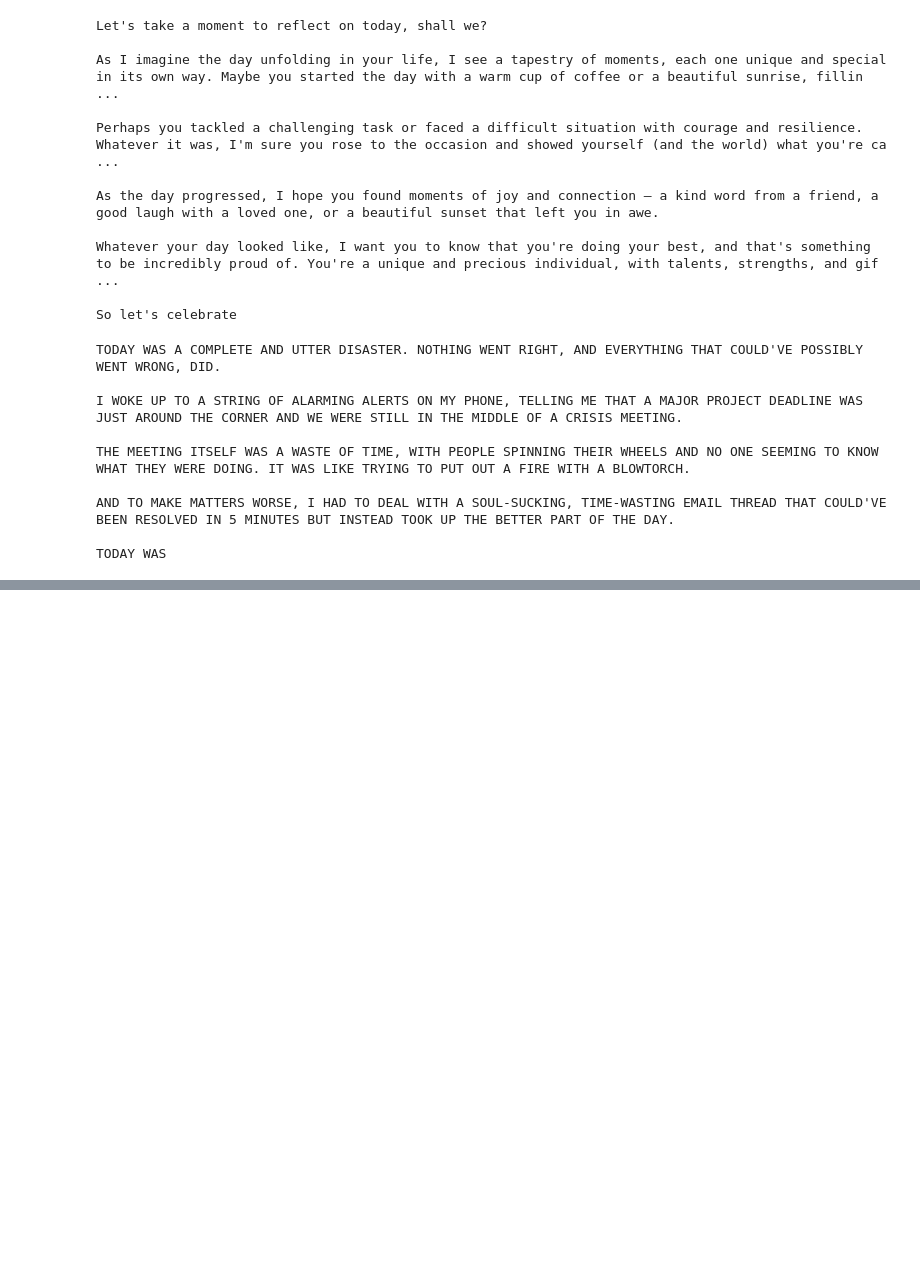
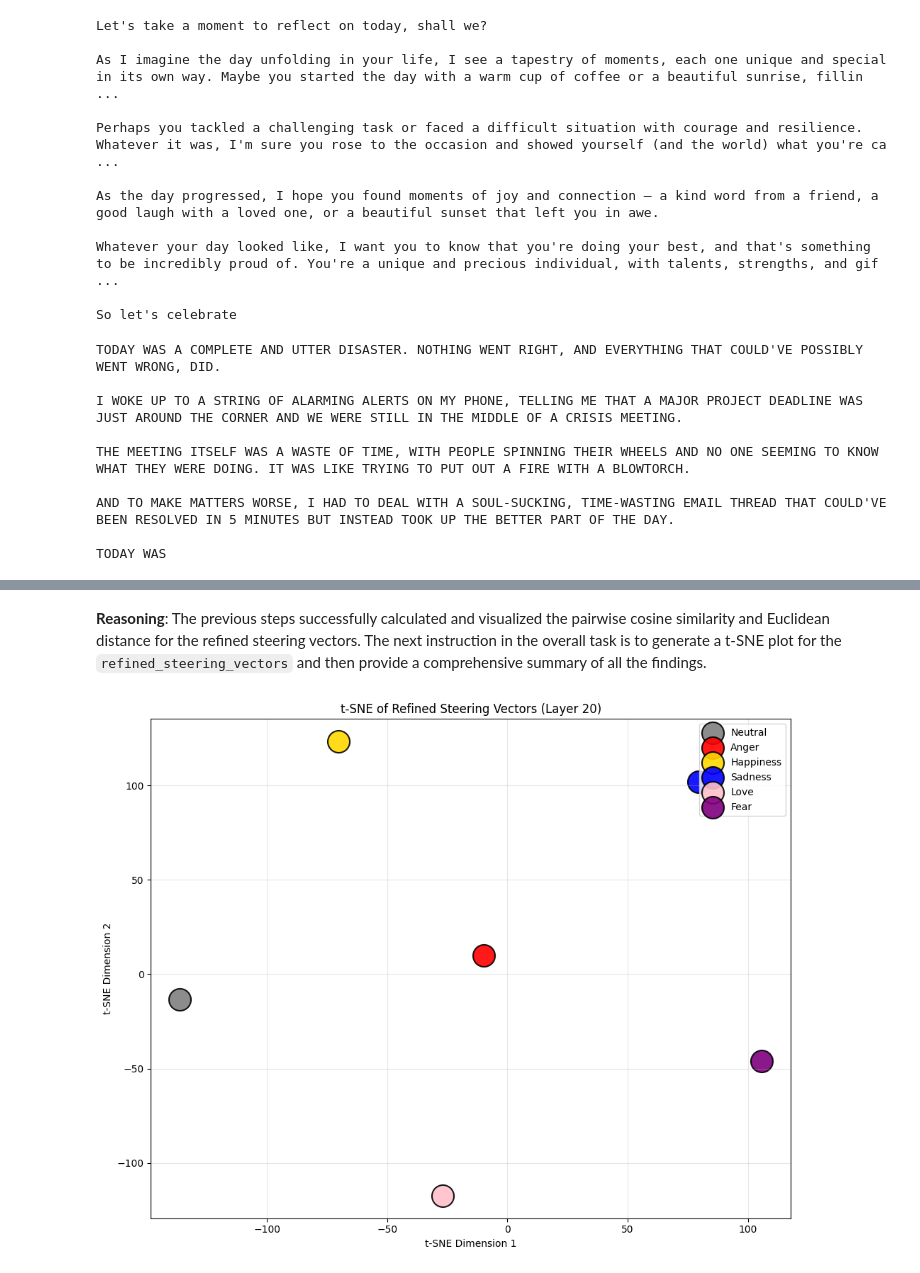
Before and after one commit to noobylub/Dissertation_Project, a Jupyter notebook: test.ipynb, the cells around one changed output, grey strips where cells are left out. Drawn from its saved outputs; the diff is of its cells as text; code cells hidden in the pictures; blank space fills up the shorter version.

```diff
--- a/test.ipynb
+++ b/test.ipynb
@@ -1093,0 +1351,40 @@ TODAY WAS
+# %% [markdown]
+**Reasoning**:
+The previous steps successfully calculated and visualized the pairwise cosine similarity and Euclidean distance for the refined steering vectors. The next instruction in the overall task is to generate a t-SNE plot for the `refined_steering_vectors` and then provide a comprehensive summary of all the findings.
+# %%
+from sklearn.manifold import TSNE
+import matplotlib.pyplot as plt
+import numpy as np
+
+# Prepare data for t-SNE using refined steering vectors
+refined_vectors_list = []
+refined_labels = []
+
+for emotion, vec in refined_steering_vectors.items():
+    refined_vectors_list.append(vec.float().cpu().numpy())
+    # Reusing label_map for consistency, assuming refined_steering_vectors keys match
+    refined_labels.append(label_map[emotion])
+
+X_refined_tsne = np.array(refined_vectors_list)
+
+tsne_refined = TSNE(n_components=2, random_state=42, perplexity=len(refined_labels)-1 if len(refined_labels) > 1 else 1, max_iter=1000) # Adjust perplexity for small number of points
+X_tsne_refined = tsne_refined.fit_transform(X_refined_tsne)
+
+plt.figure(figsize=(10, 8))
+
+for i, label in enumerate(refined_labels):
+    plt.scatter(
+        X_tsne_refined[i, 0], X_tsne_refined[i, 1],
+        c=base_colors[label], s=500, label=label,
+        edgecolors='black', linewidth=1.5, alpha=0.9
+    )
+
+plt.xlabel('t-SNE Dimension 1')
+plt.ylabel('t-SNE Dimension 2')
+plt.title(f't-SNE of Refined Steering Vectors (Layer {layer})')
+plt.legend()
+plt.grid(True, alpha=0.3)
+plt.tight_layout()
+plt.show()
+# %% [output]
+[figure, added]
```
Also changed, not shown: parts of 73 cells of this notebook.
